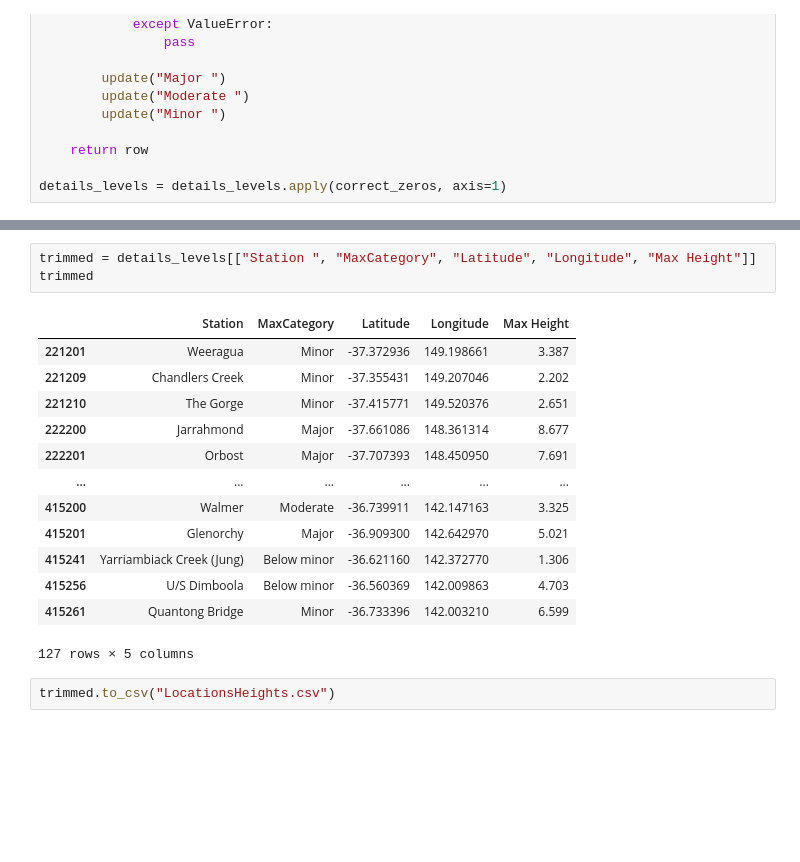
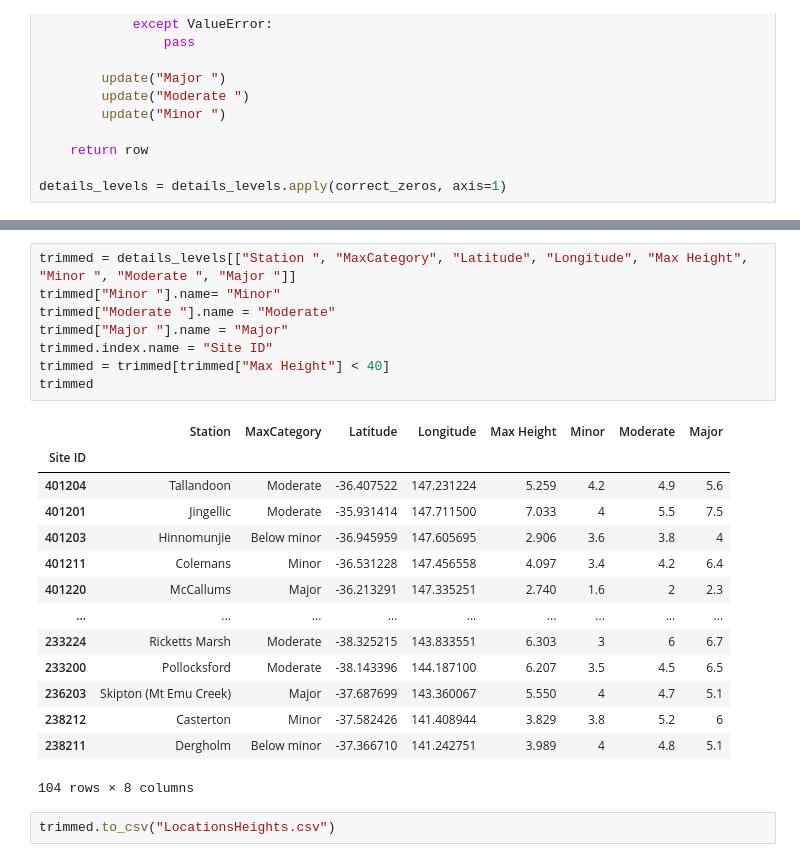
Before and after one commit to jgOhYeah/FIT3179, a Jupyter notebook: Week10_Homework/Dataprocessing.ipynb, the cells around one changed output, grey strips where cells are left out. Saved outputs shown, nothing was run; the diff lists cells and outputs as text; blank space fills up the shorter version.

```diff
--- a/Week10_Homework/Dataprocessing.ipynb
+++ b/Week10_Homework/Dataprocessing.ipynb
@@ -507,20 +513,26 @@ details_levels
 # %%
-trimmed = details_levels[["Station ", "MaxCategory", "Latitude", "Longitude", "Max Height"]]
+trimmed = details_levels[["Station ", "MaxCategory", "Latitude", "Longitude", "Max Height", "Minor ", "Moderate ", "Major "]]
+trimmed["Minor "].name= "Minor"
+trimmed["Moderate "].name = "Moderate"
+trimmed["Major "].name = "Major"
+trimmed.index.name = "Site ID"
+trimmed = trimmed[trimmed["Max Height"] < 40]
 trimmed
 # %% [output]
-|  | Station | MaxCategory | Latitude | Longitude | Max Height |
-| 221201 | Weeragua | Minor | -37.372936 | 149.198661 | 3.387 |
-| 221209 | Chandlers Creek | Minor | -37.355431 | 149.207046 | 2.202 |
-| 221210 | The Gorge | Minor | -37.415771 | 149.520376 | 2.651 |
-| 222200 | Jarrahmond | Major | -37.661086 | 148.361314 | 8.677 |
-| 222201 | Orbost | Major | -37.707393 | 148.450950 | 7.691 |
-| ... | ... | ... | ... | ... | ... |
-| 415200 | Walmer | Moderate | -36.739911 | 142.147163 | 3.325 |
-| 415201 | Glenorchy | Major | -36.909300 | 142.642970 | 5.021 |
-| 415241 | Yarriambiack Creek (Jung) | Below minor | -36.621160 | 142.372770 | 1.306 |
-| 415256 | U/S Dimboola | Below minor | -36.560369 | 142.009863 | 4.703 |
-| 415261 | Quantong Bridge | Minor | -36.733396 | 142.003210 | 6.599 |
+|  | Station | MaxCategory | Latitude | Longitude | Max Height | Minor | Moderate | Major |
+| Site ID |  |  |  |  |  |  |  |  |
+| 401204 | Tallandoon | Moderate | -36.407522 | 147.231224 | 5.259 | 4.2 | 4.9 | 5.6 |
+| 401201 | Jingellic | Moderate | -35.931414 | 147.711500 | 7.033 | 4 | 5.5 | 7.5 |
+| 401203 | Hinnomunjie | Below minor | -36.945959 | 147.605695 | 2.906 | 3.6 | 3.8 | 4 |
+| 401211 | Colemans | Minor | -36.531228 | 147.456558 | 4.097 | 3.4 | 4.2 | 6.4 |
+| 401220 | McCallums | Major | -36.213291 | 147.335251 | 2.740 | 1.6 | 2 | 2.3 |
+| ... | ... | ... | ... | ... | ... | ... | ... | ... |
+| 233224 | Ricketts Marsh | Moderate | -38.325215 | 143.833551 | 6.303 | 3 | 6 | 6.7 |
+| 233200 | Pollocksford | Moderate | -38.143396 | 144.187100 | 6.207 | 3.5 | 4.5 | 6.5 |
+| 236203 | Skipton (Mt Emu Creek) | Major | -37.687699 | 143.360067 | 5.550 | 4 | 4.7 | 5.1 |
+| 238212 | Casterton | Minor | -37.582426 | 141.408944 | 3.829 | 3.8 | 5.2 | 6 |
+| 238211 | Dergholm | Below minor | -37.366710 | 141.242751 | 3.989 | 4 | 4.8 | 5.1 |
-127 rows × 5 columns
+104 rows × 8 columns
 # %%
 trimmed.to_csv("LocationsHeights.csv")
 # %% [markdown]
```
Also changed, not shown: parts of 8 cells of this notebook, 6 other files.
